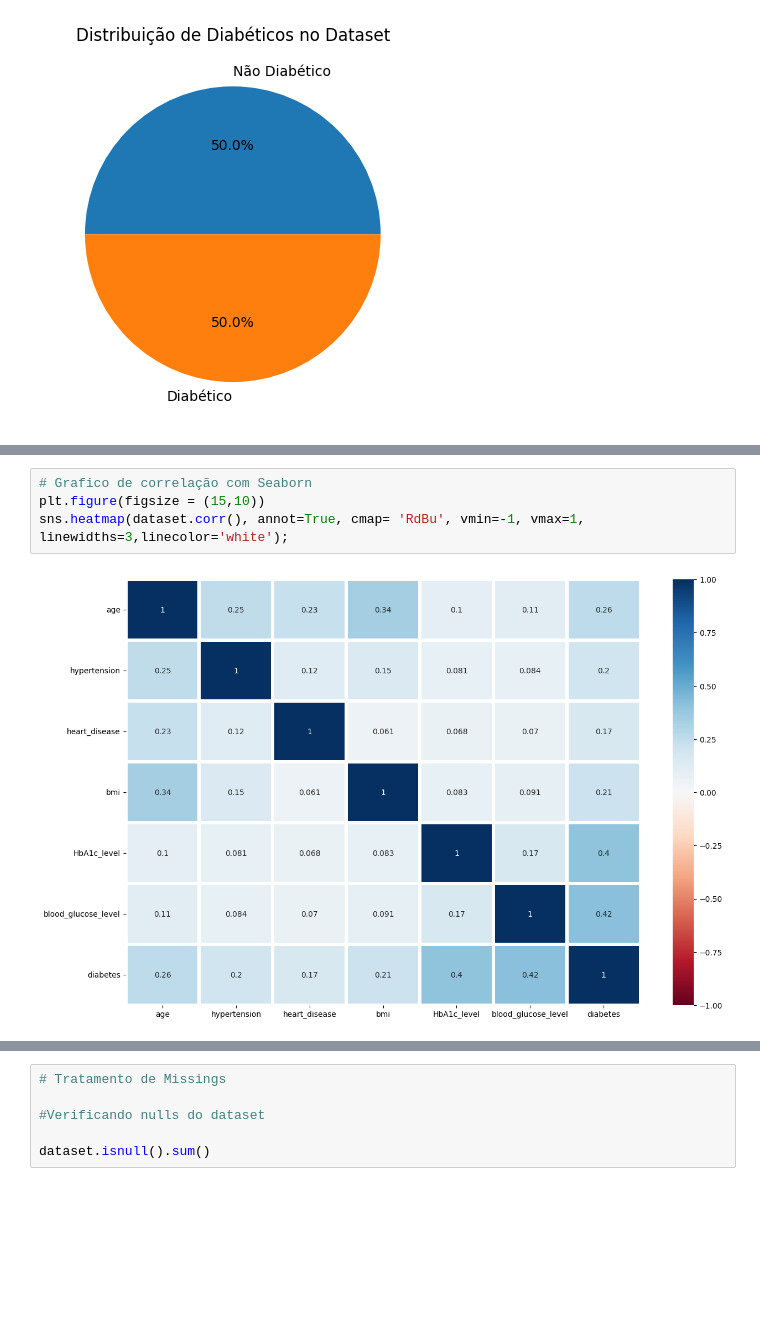
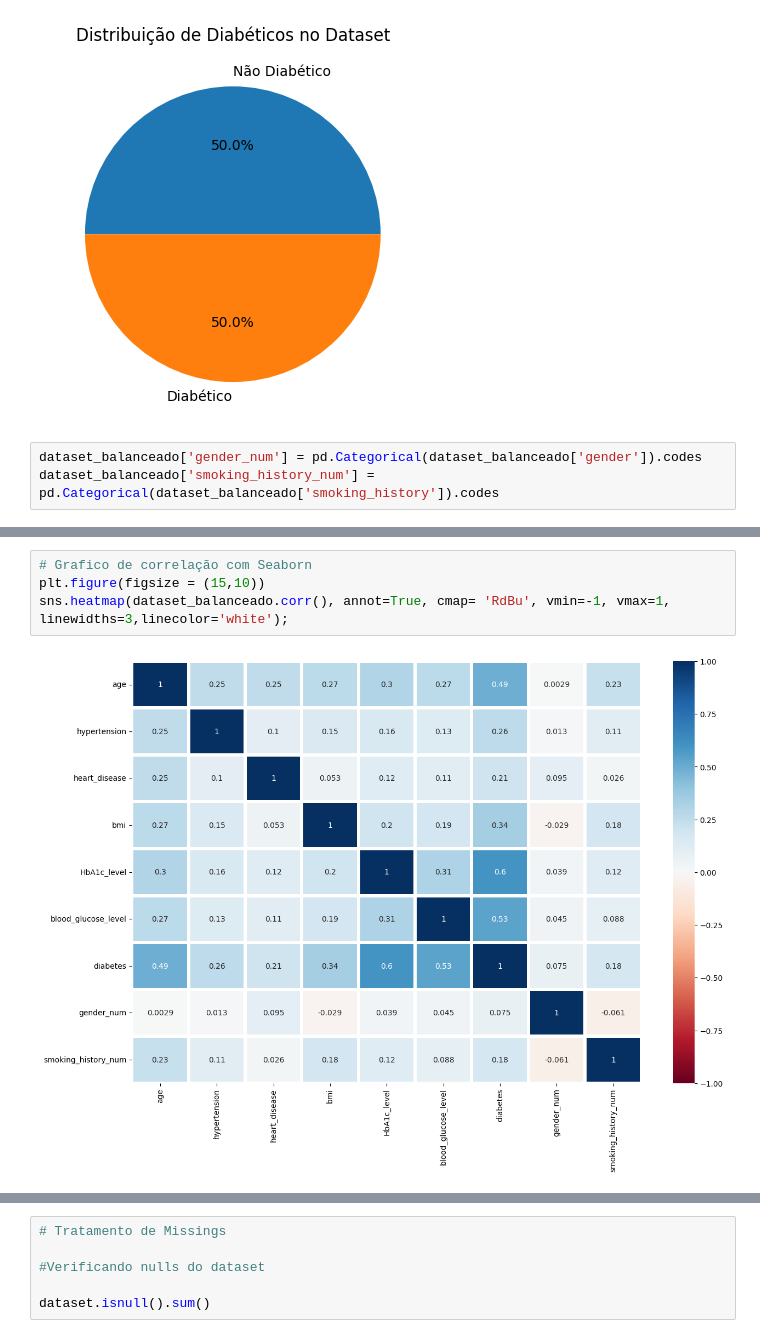
Before and after one commit to PedroHudson/PUC_aulas, a Jupyter notebook: MVP_teste.ipynb, the cells around one changed output, grey strips where cells are left out. Cells and saved outputs as stored; diff of their text form; blank space fills up the shorter version.

```diff
--- a/MVP_teste.ipynb
+++ b/MVP_teste.ipynb
@@ -143,3 +143,6 @@ plt.title("Distribuição de Diabéticos no Dataset")
 plt.show()
 # %% [output]
 [figure]
+# %%
+dataset_balanceado['gender_num'] = pd.Categorical(dataset_balanceado['gender']).codes
+dataset_balanceado['smoking_history_num'] = pd.Categorical(dataset_balanceado['smoking_history']).codes
@@ -146,8 +163,8 @@ plt.show()
 # %%
 # Grafico de correlação com Seaborn
 plt.figure(figsize = (15,10))
-sns.heatmap(dataset.corr(), annot=True, cmap= 'RdBu', vmin=-1, vmax=1, linewidths=3,linecolor='white');
+sns.heatmap(dataset_balanceado.corr(), annot=True, cmap= 'RdBu', vmin=-1, vmax=1, linewidths=3,linecolor='white');
 # %% [output]
-[figure, old version]
+[figure, new version]
 # %%
 # Histograma
```
Also changed, not shown: parts of 15 cells of this notebook.
